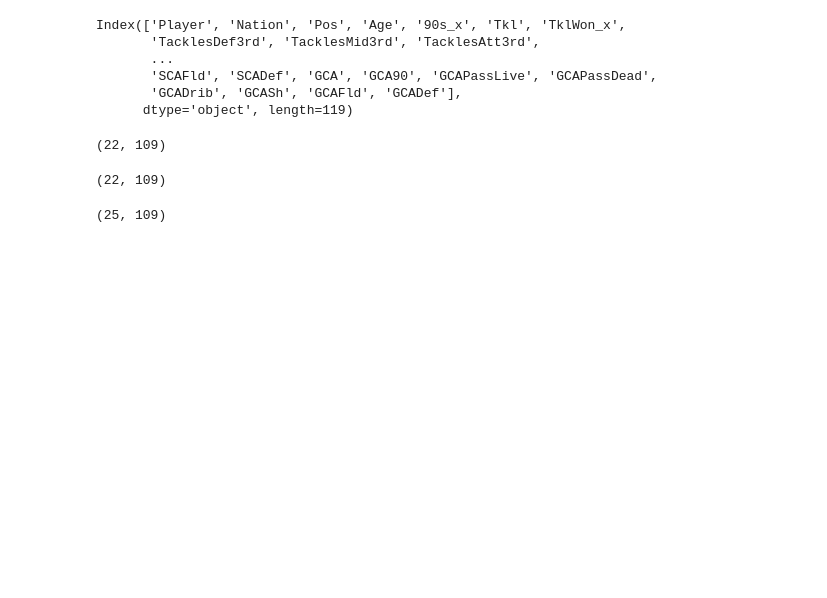
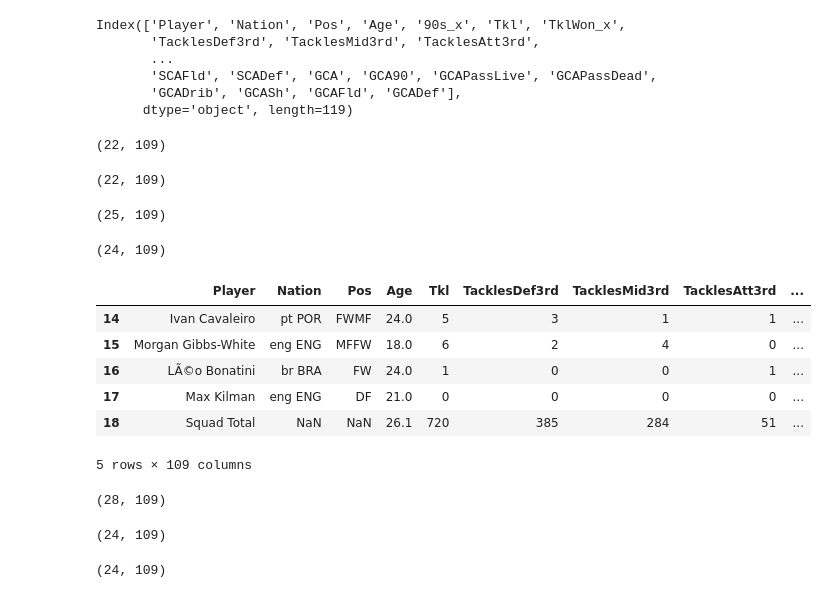
Before and after one commit to kiansweeney11/xg-data-analysis, a Jupyter notebook: merged-player-dataframes.ipynb, the cells around one changed output. Drawn from its saved outputs; the diff is of its cells as text; code cells hidden in the pictures; blank space fills up the shorter version.

```diff
--- a/merged-player-dataframes.ipynb
+++ b/merged-player-dataframes.ipynb
@@ -203,8 +214,20 @@ new_s1_all.shape
 vals6 = join_all_columns("brighton", "1718", bri_s1, "GK")
 bri_s1_all = join_all_dfs_team(vals6)
 bri_s1_all.shape
-bri_s1_all.to_csv('brighton-firstseason-allmerged.csv', index = False)
+#bri_s1_all.to_csv('brighton-firstseason-allmerged.csv', index = False)
+# %% [output]
+(24, 109)
 # %%
 vals7 = join_all_columns("wolves", "1819", wolves_s1, "GK")
 wolves_s1_all = join_all_dfs_team(vals7)
 #wolves_s1_all.to_csv('wolves-firstseason-allmerged.csv', index = False)
+# %%
+wolves_s1_all.tail()
+# %% [output]
+|  | Player | Nation | Pos | Age | Tkl | TacklesDef3rd | TacklesMid3rd | TacklesAtt3rd | ... |
+| 14 | Ivan Cavaleiro | pt POR | FWMF | 24.0 | 5 | 3 | 1 | 1 | ... |
+| 15 | Morgan Gibbs-White | eng ENG | MFFW | 18.0 | 6 | 2 | 4 | 0 | ... |
+| 16 | LÃ©o Bonatini | br BRA | FW | 24.0 | 1 | 0 | 0 | 1 | ... |
+| 17 | Max Kilman | eng ENG | DF | 21.0 | 0 | 0 | 0 | 0 | ... |
+| 18 | Squad Total | NaN | NaN | 26.1 | 720 | 385 | 284 | 51 | ... |
+5 rows × 109 columns
@@ -210,0 +245,18 @@ wolves_s1_all = join_all_dfs_team(vals7)
+# %%
+s2val1 = join_all_columns("leeds", "2122", leeds_s2, "GK")
+lee_s2_all = join_all_dfs_team(s2val1)
+lee_s2_all.shape
+# %% [output]
+(28, 109)
+# %%
+s2val2 = join_all_columns("Villa", "2021", villa_s2, "GK")
+villa_s2_all = join_all_dfs_team(s2val2)
+villa_s2_all.shape
+# %% [output]
+(24, 109)
+# %%
+s2val3 = join_all_columns("Newcastle", "1819", new_s2, "GK")
+new_s2_all = join_all_dfs_team(s2val3)
+new_s2_all.shape
+# %% [output]
+(24, 109)
```
Also changed, not shown: parts of 15 cells of this notebook, 6 other files.
